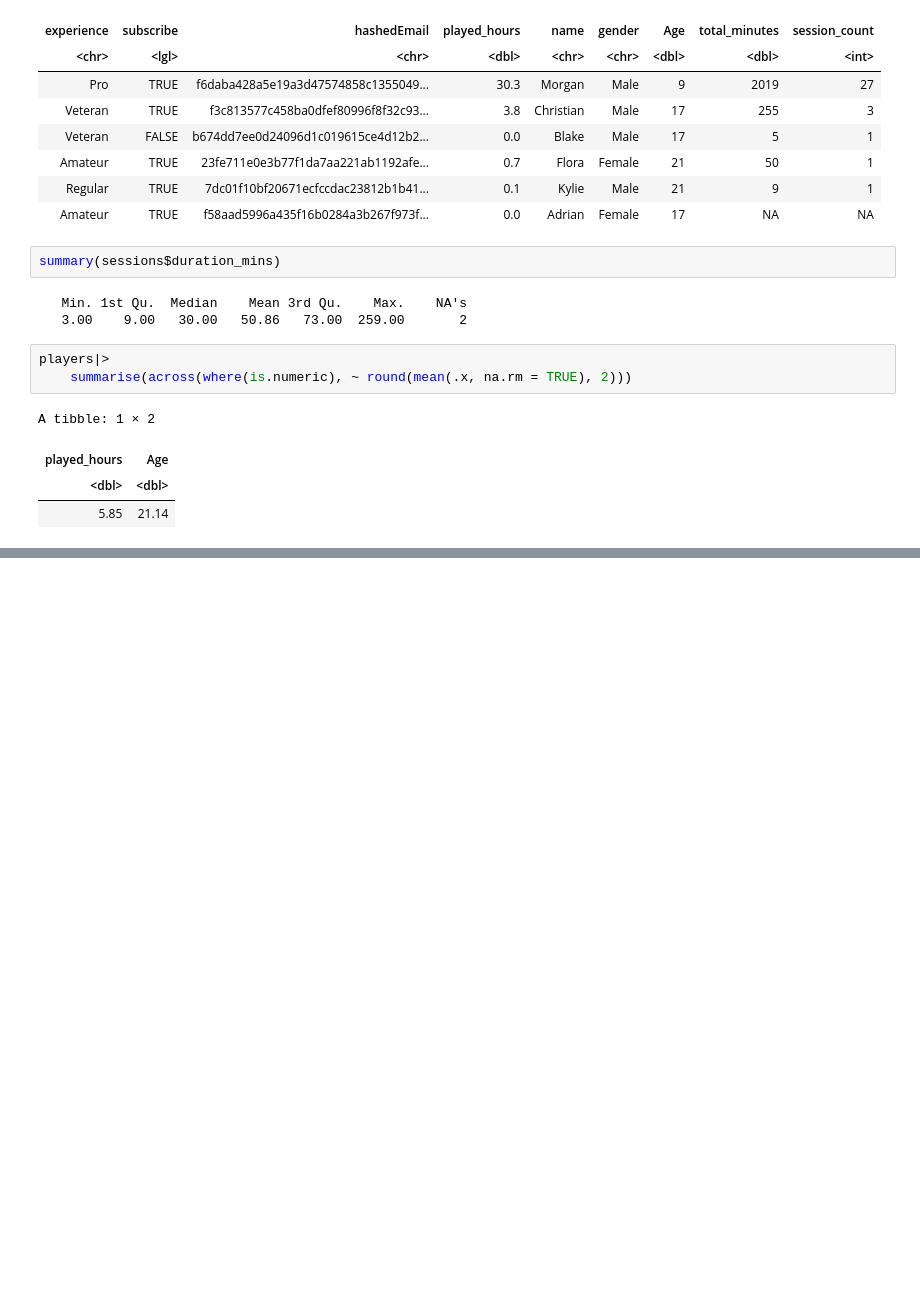
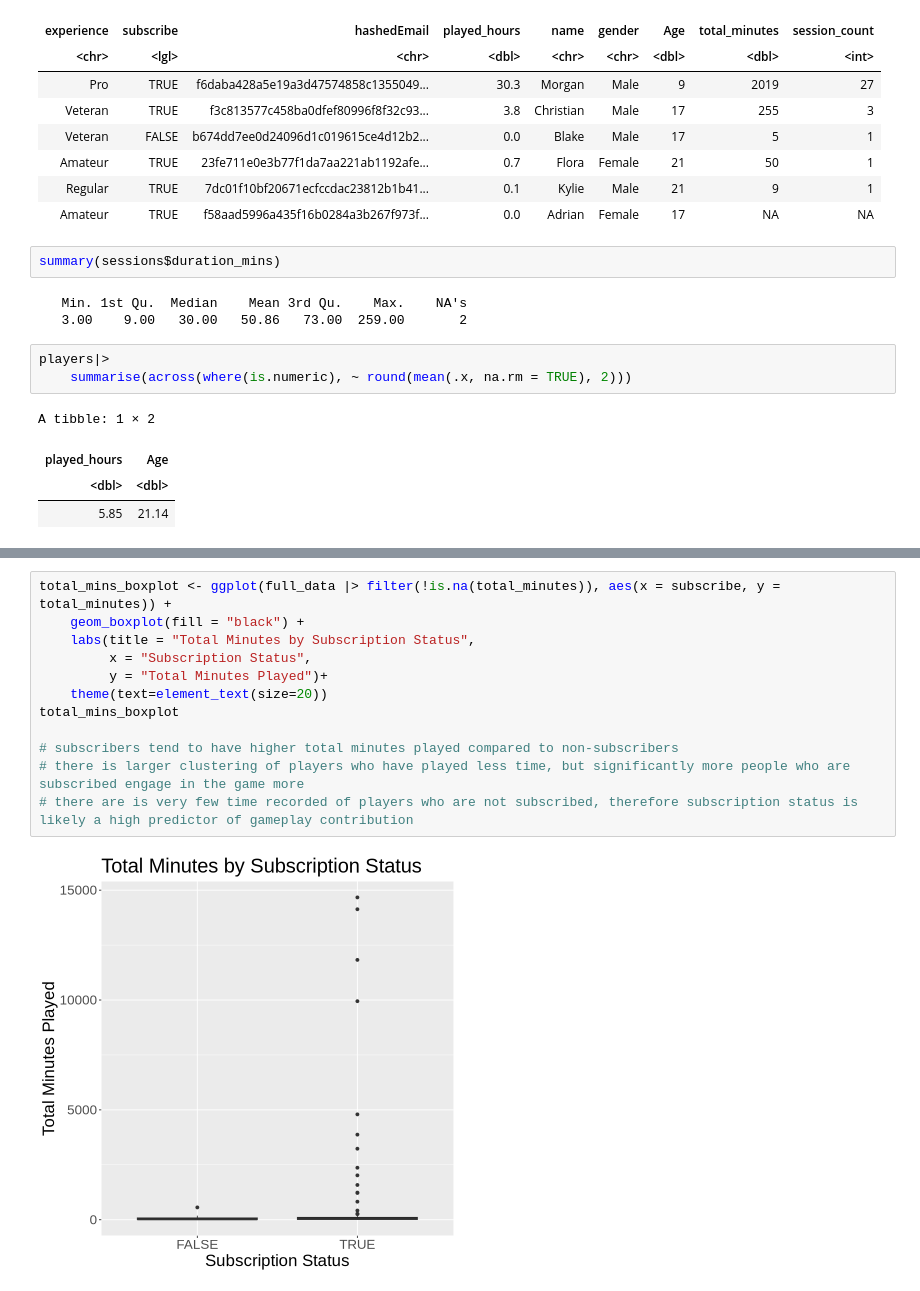
Before and after one commit to alexasestak/individual_planning_report_targetting_players, a Jupyter notebook: tidydata.ipynb, the cells around one changed output, grey strips where cells are left out. Cells and saved outputs as stored; diff of their text form; blank space fills up the shorter version.

Commit message:
created boxplot of subscription status vs total minutes played

```diff
--- a/tidydata.ipynb
+++ b/tidydata.ipynb
@@ -102,0 +104,14 @@ total_mins_histogram
+# %%
+total_mins_boxplot <- ggplot(full_data |> filter(!is.na(total_minutes)), aes(x = subscribe, y = total_minutes)) +
+    geom_boxplot(fill = "black") +
+    labs(title = "Total Minutes by Subscription Status",
+         x = "Subscription Status",
+         y = "Total Minutes Played")+
+    theme(text=element_text(size=20))
+total_mins_boxplot
+
+# subscribers tend to have higher total minutes played compared to non-subscribers
+# there is larger clustering of players who have played less time, but significantly more people who are subscribed engage in the game more
+# there are is very few time recorded of players who are not subscribed, therefore subscription status is likely a high predictor of gameplay contribution
+# %% [output]
+[figure, added]
```
Also changed, not shown: parts of 1 cell of this notebook.
